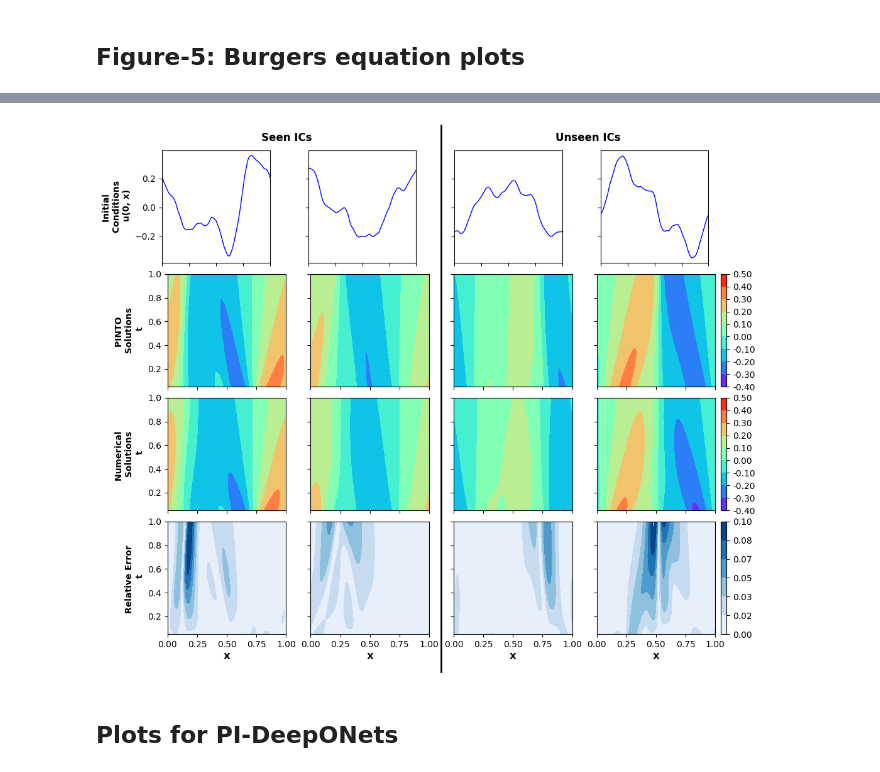
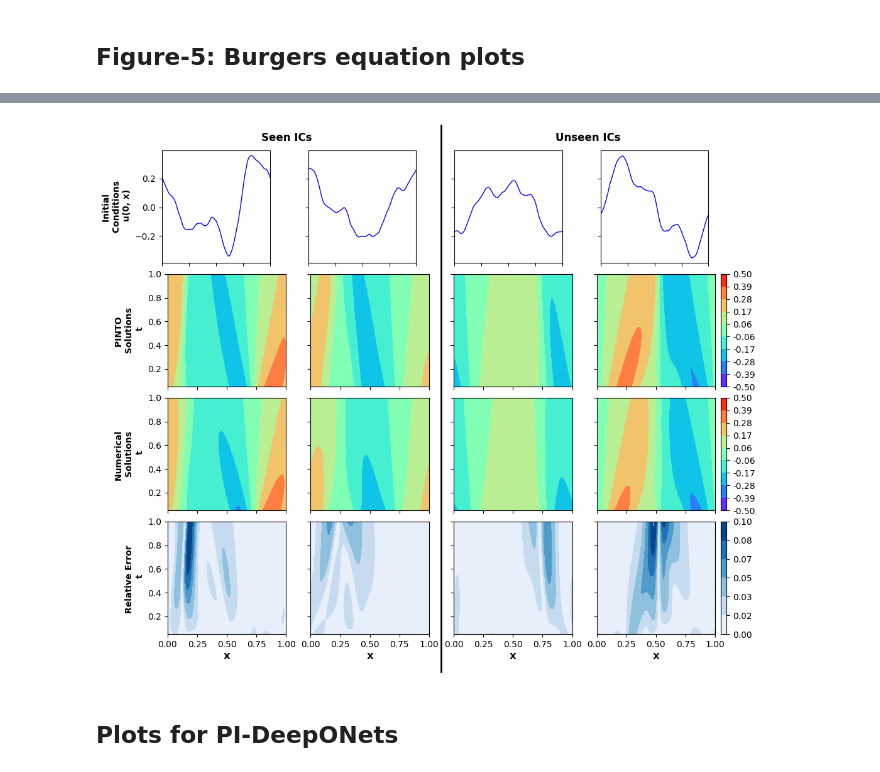
Before and after one commit to BTP-2026/PINTO, a Jupyter notebook: Burgers/Post_processing/Burgers_Post_Processing.ipynb, the cells around one changed output, grey strips where cells are left out. Saved outputs shown, nothing was run; the diff lists cells and outputs as text; code cells hidden in the pictures.

```diff
--- a/Burgers/Post_processing/Burgers_Post_Processing.ipynb
+++ b/Burgers/Post_processing/Burgers_Post_Processing.ipynb
@@ -25,7 +19,10 @@ To enable the following instructions: AVX2 AVX512F FMA, in other operations, reb
 # %%
 def get_predictions_and_true_data(mdir, ddir, indices, seq_dir, tlim=1., dm=False):
 
-    data = loadmat(ddir)
+    try:
+        data = loadmat(ddir)
+    except:
+        print("Provide the valid data directory, follow the instruction in the GitHub repo")
     seq_ind = pd.read_csv(seq_dir)['sensor_indices'].values
     model = tf.keras.models.load_model(mdir)
 
@@ -206,20 +202,23 @@ x, t, tno_pred_val, tno_true_val, tno_init_val = get_predictions_and_true_data(m
 # %%
-pdir = 'Figure_5'
+pdir = 'Figure_5.png'
+plt_save = False # argument to save the plot
+clim = [-0.5, .5] # contour plots colorbar limits
+eclim = [0, 0.1] # relative error contours colorbar limits
 
 cbar_kwargs = {
         'fraction': 0.0112,
         'pad': 0.01,
         'format': tick.FormatStrFormatter('%.2f')
     }
 
 grid_spec = {'wspace': 0., 'hspace': 0.1, 'width_ratios':[1, 1, 1, 1], 'height_ratios':[1, 1, 1, 1]}
 get_plots(x,  t,
-          tno_true_val, tno_pred_val, tno_init_val, plot_save=True,
+          tno_true_val, tno_pred_val, tno_init_val, plot_save=plt_save,
           grid_spec=grid_spec, plot_dir=pdir, fig_size=(12,10), shrink=1, lxd=[0.52, 0.52], lyd=[0.05, 0.92],
-          lx=0.315, rx=0.715, tlim=1., clim=[-0.4, .5], eclim=[0., 0.1], ln=10,
+          lx=0.315, rx=0.715, tlim=1., clim=clim, eclim=eclim, ln=10,
 	  cbar_kwargs=cbar_kwargs, value=1./1., init_value=1./0.75)
 # %% [output]
-[figure, old version]
+[figure, new version]
 # %%
 # pdir = 'PINTO_Burgers_analysis_plots'
 
```
Also changed, not shown: parts of 17 cells of this notebook, 26 other files.
